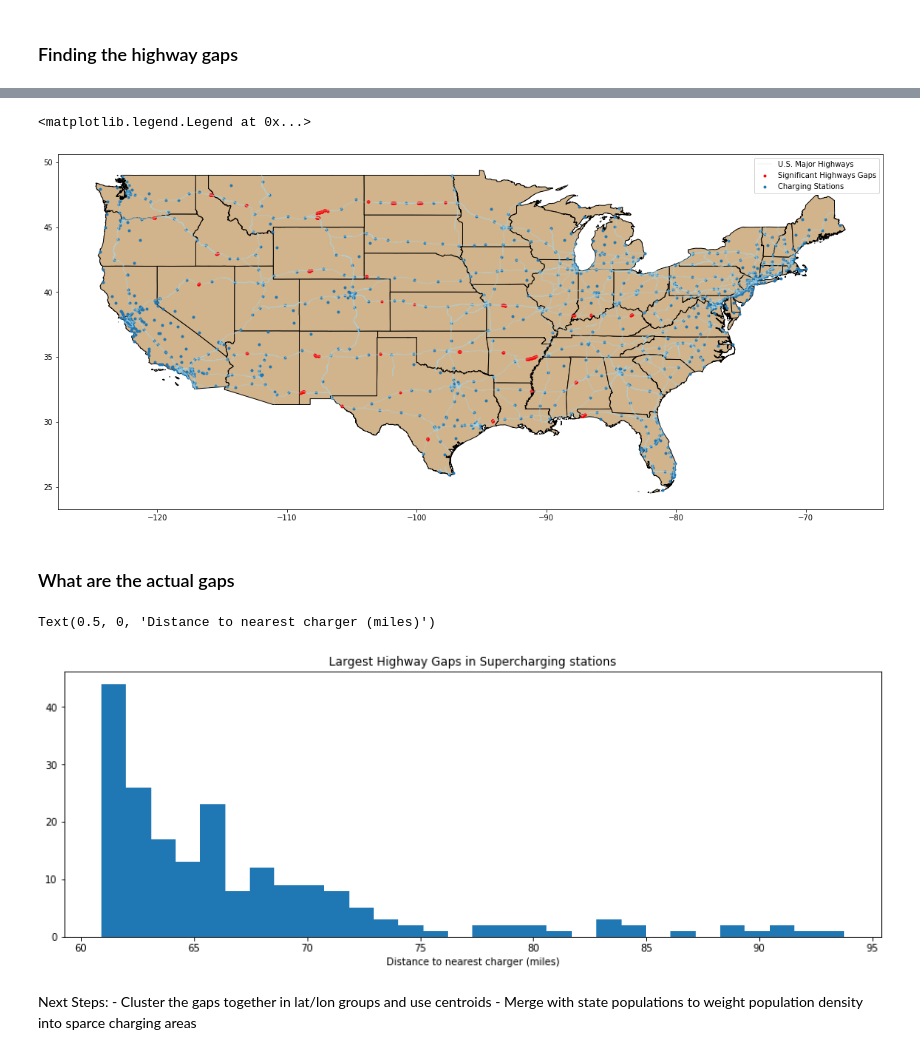
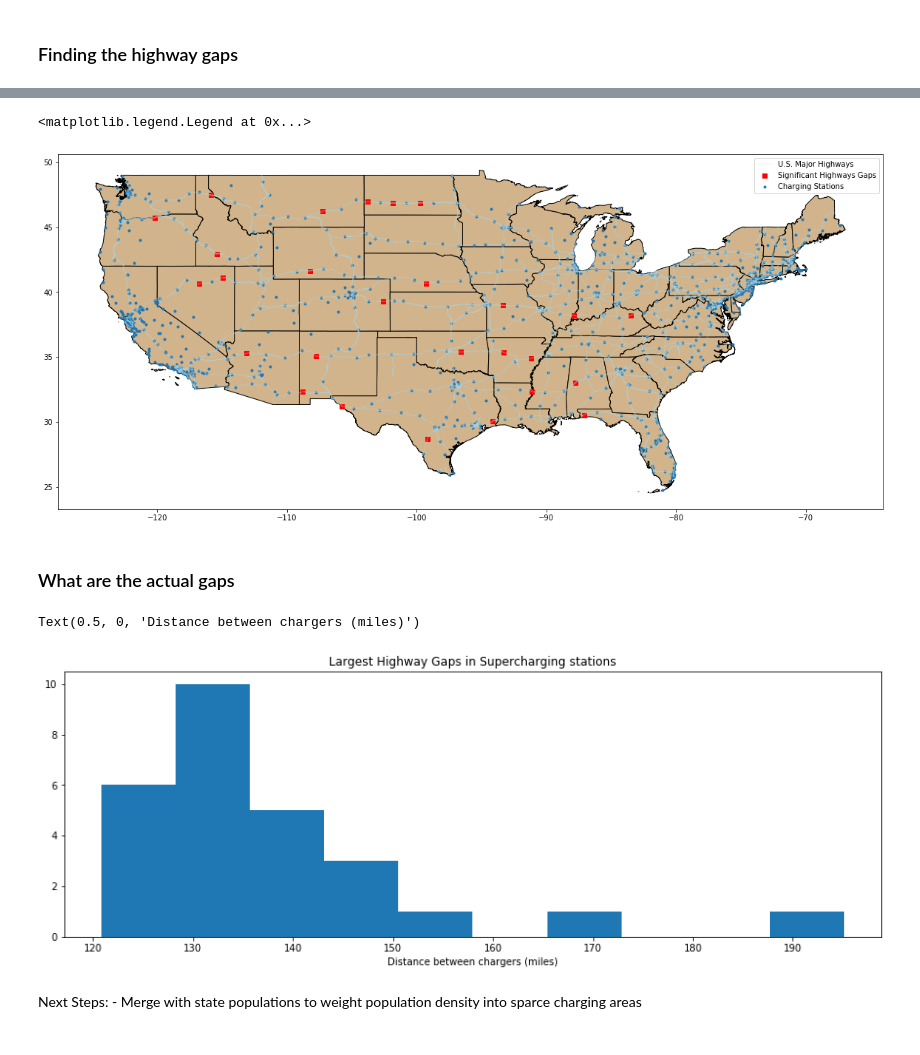
Before and after one commit to STNichols/product_analysis, a Jupyter notebook: product_analysis/charging_networks/supercharging_locations.ipynb, the cells around one changed output, grey strips where cells are left out. Cells and saved outputs as stored; diff of their text form; code cells hidden in the pictures.

Commit message:
Added clustering logic to filter down lat/lon gaps

```diff
--- a/product_analysis/charging_networks/supercharging_locations.ipynb
+++ b/product_analysis/charging_networks/supercharging_locations.ipynb
@@ -127,0 +132,8 @@ highway_ll['distance_to_closest_charger'] = dist_to_sc
+# %%
+# Sort highway locations based on distance and take top n
+n_worst = 200
+highway_worst_n = highway_ll.sort_values(by='distance_to_closest_charger', ascending=False).head(n_worst)
+
+optimal_ll_clusters, cluster_fits, fig = clustering.find_optimal_clusters(
+    highway_worst_n[['longitude', 'latitude']].values, int(np.ceil(n_worst / 4)), plot=True)
+fig.show()
@@ -127,0 +146,5 @@ highway_ll['distance_to_closest_charger'] = dist_to_sc
+# %%
+# Check the size of each latitude/longitude cluster
+highway_worst_n['cluster'] = cluster_fits
+print(highway_worst_n.groupby('cluster').size())
+highway_worst_n = highway_worst_n.groupby('cluster').first()
@@ -128,29 +169,27 @@ highway_ll['distance_to_closest_charger'] = dist_to_sc
 # %%
-# Create geopandas dataframe from the subset of highway locations sorted by distance to a charging station
-highway_worst_n = highway_ll.sort_values(by='distance_to_closest_charger', ascending=False).head(200)
+# Create geopandas dataframe from the subset of highway locations
 highway_geo = gpd.GeoDataFrame(highway_worst_n, geometry=gpd.points_from_xy(
     highway_worst_n['longitude'], highway_worst_n['latitude']))
 
 fig, ax = plt.subplots(figsize=(20,10))
 state_chargers.plot(ax=ax, color='tan', edgecolor='black')
 highways.plot(ax=ax, color='lightblue', label='U.S. Major Highways', alpha=0.2)
-highway_geo.plot(ax=ax, marker='.', color='red', label='Significant Highways Gaps')
+highway_geo.plot(ax=ax, marker='s', color='red', label='Significant Highways Gaps')
 chargers.plot(ax=ax, marker='.', label='Charging Stations')
 ax.legend()
 # %% [output]
 <matplotlib.legend.Legend at 0x...>
-[figure, old version]
+[figure, new version]
 # %% [markdown]
 ### What are the actual gaps
 # %%
 fig, ax = plt.subplots(figsize=(15,5))
-ax.hist(highway_worst_n['distance_to_closest_charger'] * 0.621371, 30) #km to mi
+ax.hist(highway_worst_n['distance_to_closest_charger'] * 0.621371 * 2) #km to mi, 2x for minimum distance between chargers
 ax.set_title('Largest Highway Gaps in Supercharging stations')
-ax.set_xlabel('Distance to nearest charger (miles)')
+ax.set_xlabel('Distance between chargers (miles)')
 # %% [output]
-Text(0.5, 0, 'Distance to nearest charger (miles)')
+Text(0.5, 0, 'Distance between chargers (miles)')
-[figure, old version]
+[figure, new version]
 # %% [markdown]
 Next Steps:
-    - Cluster the gaps together in lat/lon groups and use centroids
     - Merge with state populations to weight population density into sparce charging areas
```
Also changed, not shown: parts of 8 cells of this notebook, 3 other files.
